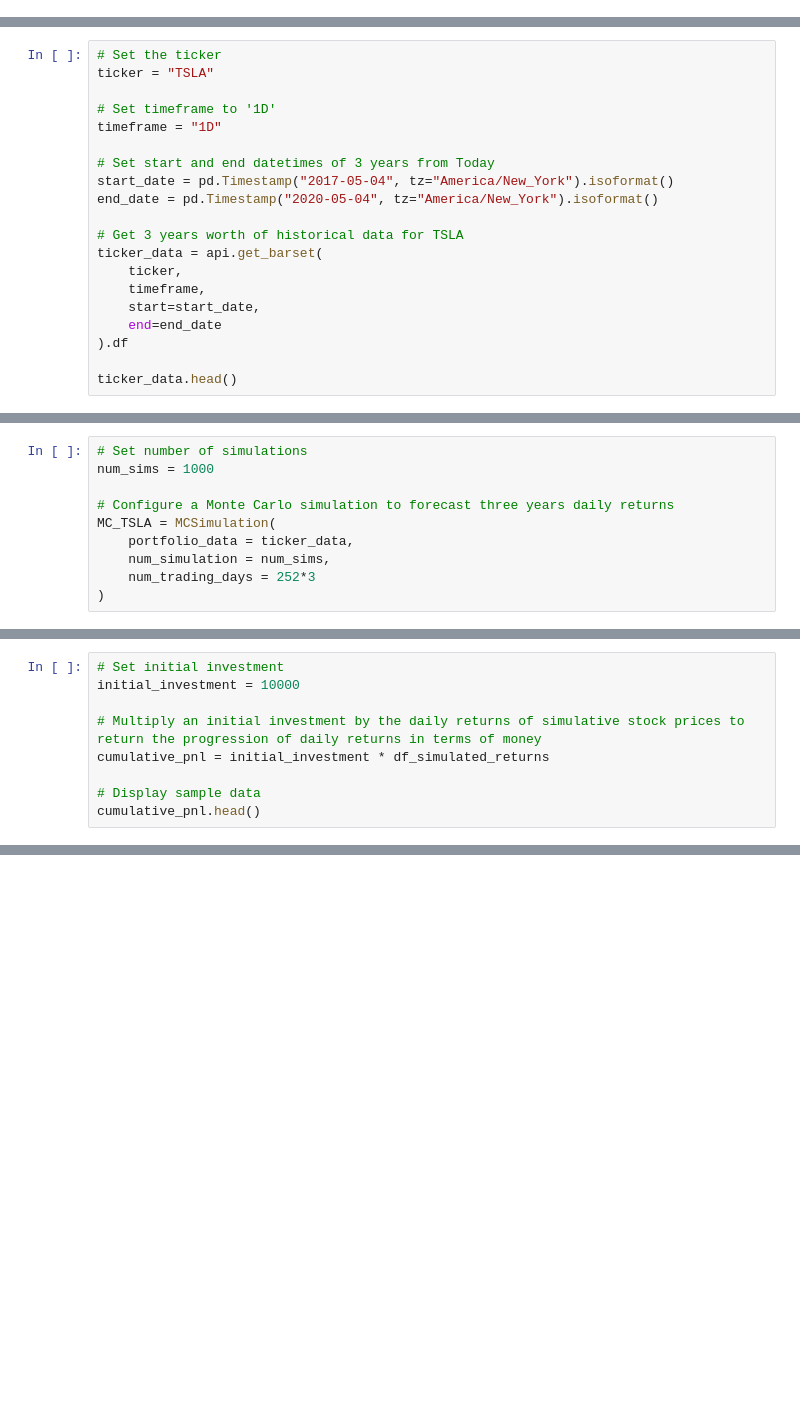
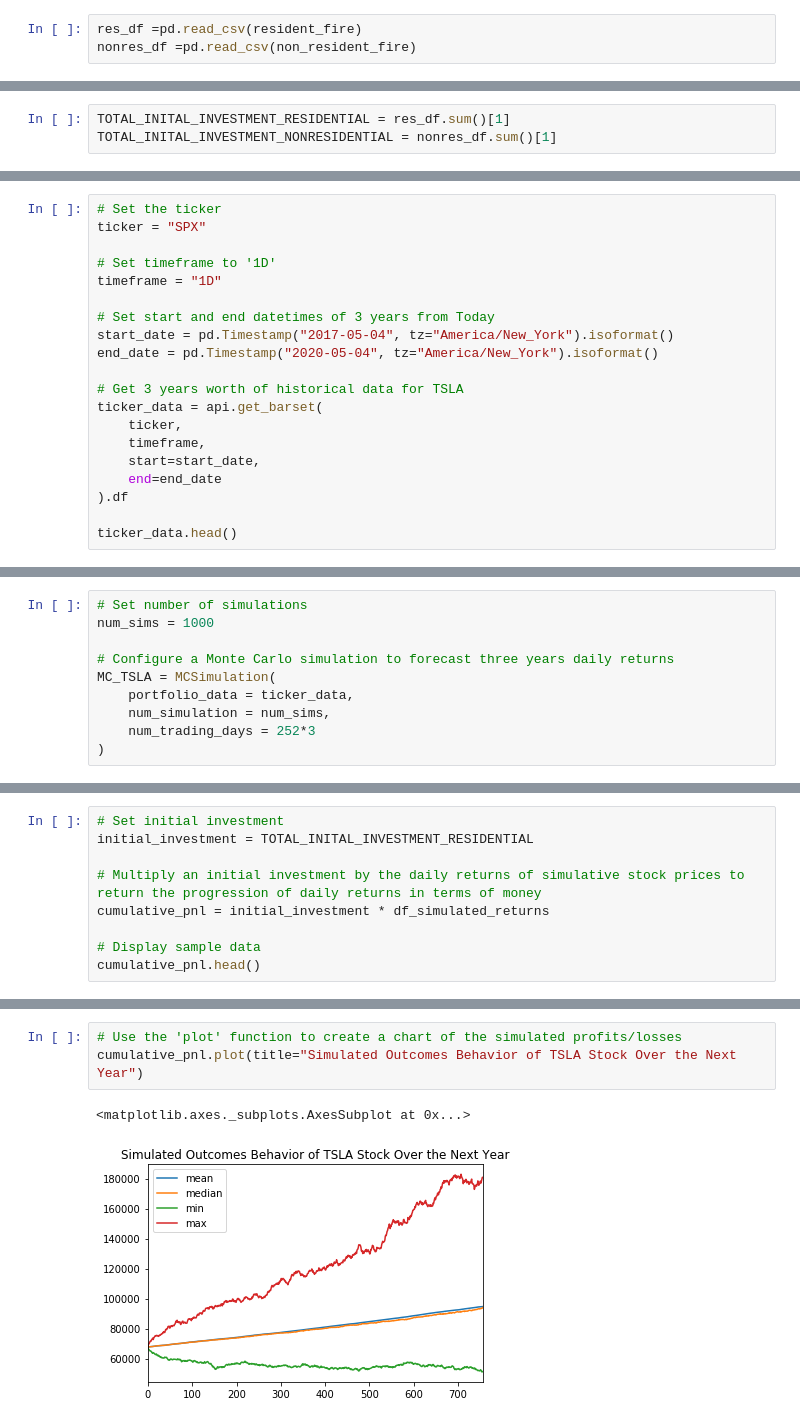
Before and after one commit to AnnSweetNanners/Project-1, a Jupyter notebook: MonteCarlo Analysis/Untitled.ipynb, the cells around one changed output, grey strips where cells are left out. Cells and saved outputs as stored; diff of their text form; blank space fills up the shorter version.

```diff
--- a/MonteCarlo Analysis/Untitled.ipynb
+++ b/MonteCarlo Analysis/Untitled.ipynb
@@ -14,0 +21,3 @@ import pytz
+# %%
+res_df =pd.read_csv(resident_fire)
+nonres_df =pd.read_csv(non_resident_fire)
@@ -15,3 +44,6 @@ import pytz
+# %%
+TOTAL_INITAL_INVESTMENT_RESIDENTIAL = res_df.sum()[1]
+TOTAL_INITAL_INVESTMENT_NONRESIDENTIAL = nonres_df.sum()[1]
 # %%
 # Load .env enviroment variables
 from dotenv import load_dotenv
@@ -28,7 +60,7 @@ api = tradeapi.REST(
 )
 # %%
 # Set the ticker
-ticker = "TSLA"
+ticker = "SPX"
 
 # Set timeframe to '1D'
 timeframe = "1D"
@@ -76,6 +160,6 @@ df_simulated_returns.head()
 # %%
 # Set initial investment
-initial_investment = 10000
+initial_investment = TOTAL_INITAL_INVESTMENT_RESIDENTIAL
 
 # Multiply an initial investment by the daily returns of simulative stock prices to return the progression of daily returns in terms of money
 cumulative_pnl = initial_investment * df_simulated_returns
@@ -84,0 +176,6 @@ cumulative_pnl.head()
+# %%
+# Use the 'plot' function to create a chart of the simulated profits/losses
+cumulative_pnl.plot(title="Simulated Outcomes Behavior of TSLA Stock Over the Next Year")
+# %% [output]
+<matplotlib.axes._subplots.AxesSubplot at 0x...>
+[figure, added]
```
Also changed, not shown: parts of 8 cells of this notebook.
